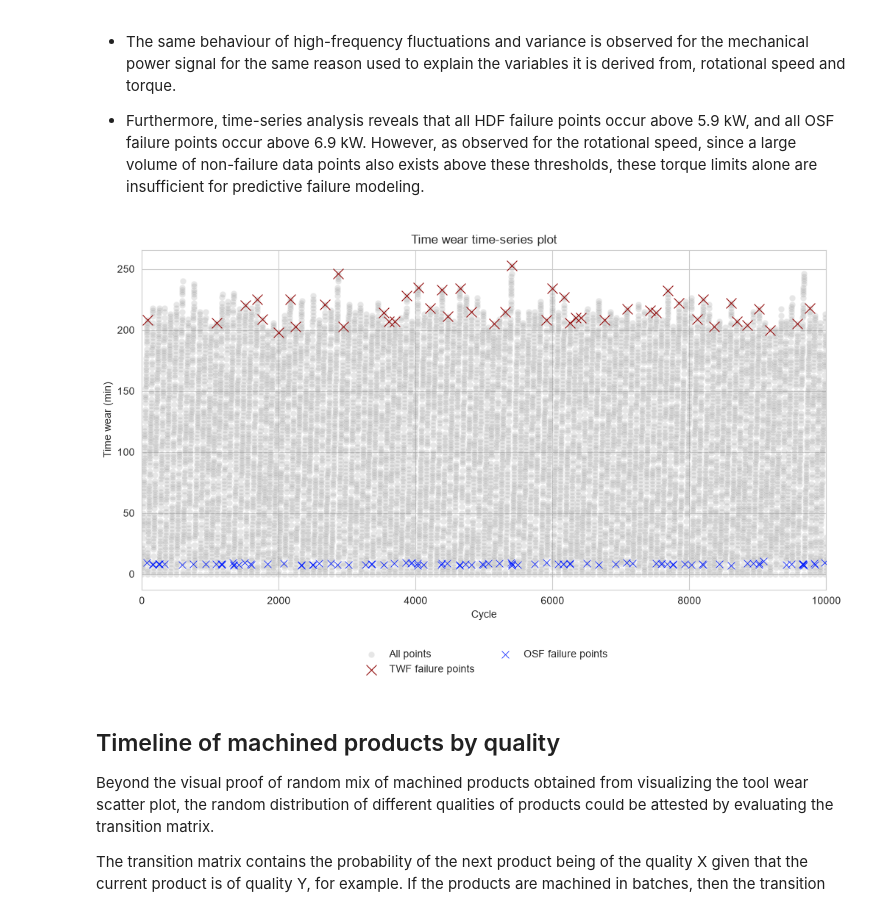
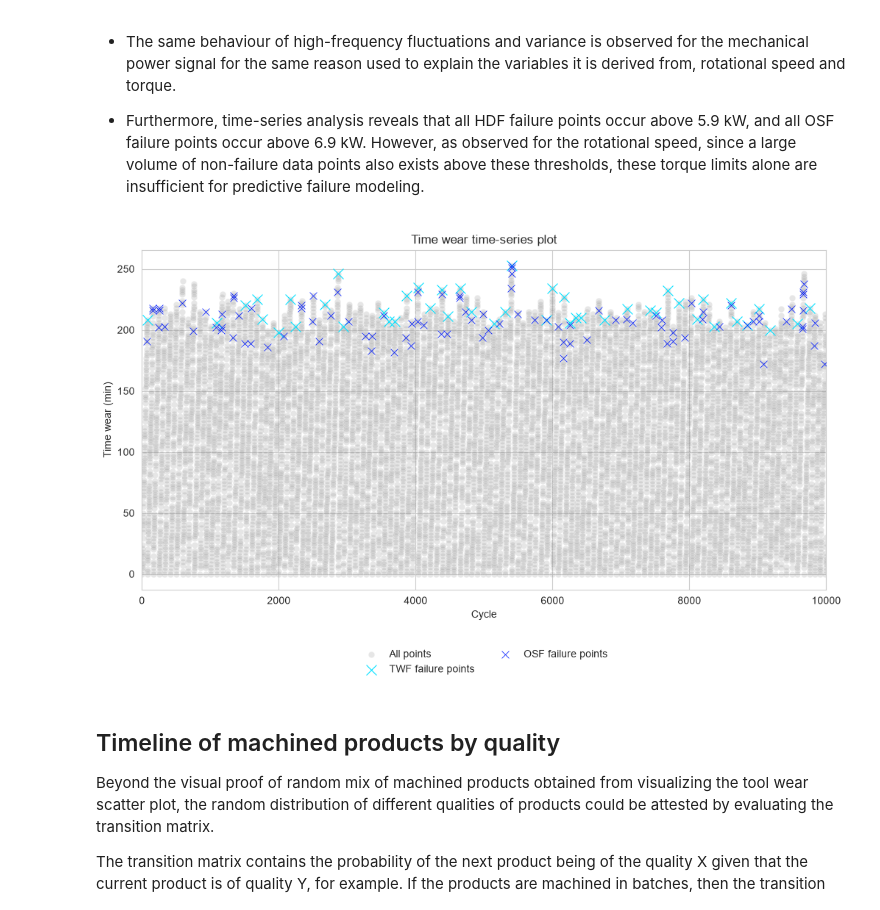
Before and after one commit to ghperez/milling-pdm, a Jupyter notebook: notebooks/03_process_variables_analysis.ipynb, the cells around one changed output. Cells and saved outputs as stored; diff of their text form; code cells hidden in the pictures.

Commit message:
Ploted new failure modes in time-series for testing

```diff
--- a/notebooks/03_process_variables_analysis.ipynb
+++ b/notebooks/03_process_variables_analysis.ipynb
@@ -411,11 +411,8 @@ df_twf = df[df["tool_wear_failure"]]
 df_twf = df_twf["tool_wear_min"]
 
 ## Create failure mode dataframe with OSF points
-# df_osf = df_failure_mode[df_failure_mode["status"]=="OSF"]
-# df_osf = df_osf["tool_wear_min"]
-
-## Calculate threshold on temperature difference for HDF
-# temp_thresh = max(df_failure_mode[df_failure_mode["status"]=="HDF"]["delta_temperature_celsius"])
+df_osf = df[df["overstrain_failure"]]
+df_osf = df_osf["tool_wear_min"]
 
 ## Plot time-series
 plt.figure(figsize=(12, 6))
@@ -428,35 +425,35 @@ sns.scatterplot(x="register_id",
                 label="All points")
 
 ## Plot failures
 sns.scatterplot(data=df_twf,
                 marker="x",
                 s=100,
-                color="#920C0C",
+                color="#00E1FF",
                 zorder=5,
                 label="TWF failure points")
 
 sns.scatterplot(data=df_osf,
                 marker="x",
                 s=50,
                 color="#001AFF",
                 zorder=5,
                 label="OSF failure points");
 
 ## Plot settings
 plt.xlim(left=0, right=10000)
 #plt.xticks(np.arange(0,10001,500))
 plt.title("Time wear time-series plot")
 plt.xlabel("Cycle")
 plt.ylabel("Time wear (min)")
 plt.legend(
     loc='upper center',
     bbox_to_anchor=(0.5, -0.15),
     ncol=2,
     frameon=False
 )
 plt.show()
 # %% [output]
-[figure, old version]
+[figure, new version]
 # %% [markdown]
 ## Timeline of machined products by quality
 
```
Also changed, not shown: parts of 4 cells of this notebook.
